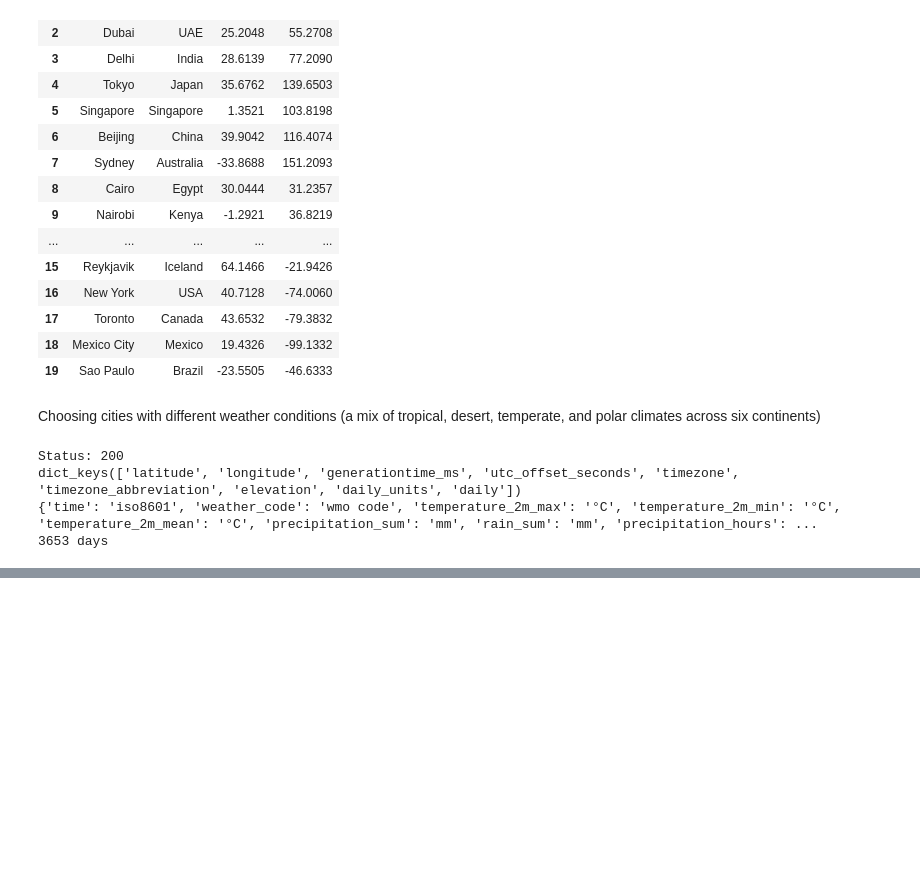
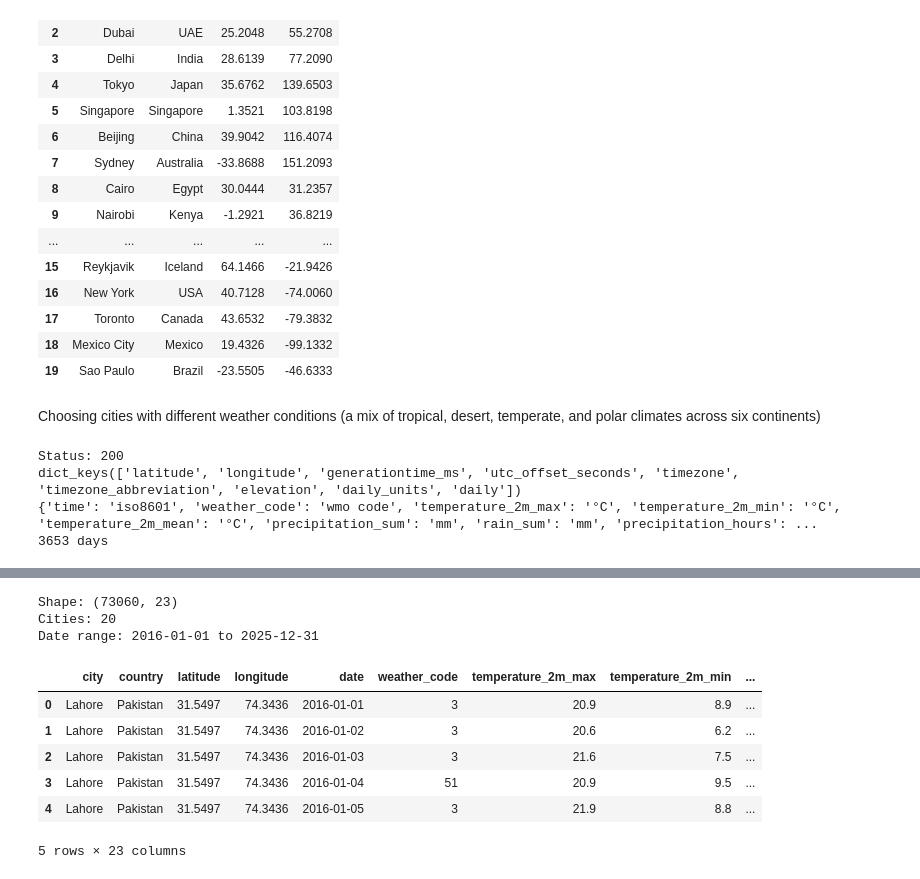
Before and after one commit to MuhammadRayan07/Weather-Analysis, a Jupyter notebook: notebooks/01_data_collection.ipynb, the cells around one changed output, grey strips where cells are left out. Drawn from its saved outputs; the diff is of its cells as text; code cells hidden in the pictures; blank space fills up the shorter version.

```diff
--- a/notebooks/01_data_collection.ipynb
+++ b/notebooks/01_data_collection.ipynb
@@ -88,0 +194,33 @@ dict_keys(['latitude', 'longitude', 'generationtime_ms', 'utc_offset_seconds', '
+# %%
+frames = []
+for row in cities.itertuples():
+    raw_file = RAW / f"{row.city.replace(' ', '_')}.json"
+    if not raw_file.exists():
+        continue
+    data = json.loads(raw_file.read_text())
+    df = pd.DataFrame(data["daily"]).rename(columns={"time": "date"})
+    df.insert(0, "city", row.city)
+    df.insert(1, "country", row.country)
+    df.insert(2, "latitude", row.latitude)
+    df.insert(3, "longitude", row.longitude)
+    frames.append(df)
+
+weather = pd.concat(frames, ignore_index=True)
+weather["date"] = pd.to_datetime(weather["date"])
+weather.to_csv(PROCESSED / "weather_combined.csv", index=False)
+
+print("Shape:", weather.shape)
+print("Cities:", weather["city"].nunique())
+print("Date range:", weather["date"].min().date(), "to", weather["date"].max().date())
+weather.head()
+# %% [output]
+Shape: (73060, 23)
+Cities: 20
+Date range: 2016-01-01 to 2025-12-31
+|  | city | country | latitude | longitude | date | weather_code | temperature_2m_max | temperature_2m_min | ... |
+| 0 | Lahore | Pakistan | 31.5497 | 74.3436 | 2016-01-01 | 3 | 20.9 | 8.9 | ... |
+| 1 | Lahore | Pakistan | 31.5497 | 74.3436 | 2016-01-02 | 3 | 20.6 | 6.2 | ... |
+| 2 | Lahore | Pakistan | 31.5497 | 74.3436 | 2016-01-03 | 3 | 21.6 | 7.5 | ... |
+| 3 | Lahore | Pakistan | 31.5497 | 74.3436 | 2016-01-04 | 51 | 20.9 | 9.5 | ... |
+| 4 | Lahore | Pakistan | 31.5497 | 74.3436 | 2016-01-05 | 3 | 21.9 | 8.8 | ... |
+5 rows × 23 columns
```
Also changed, not shown: parts of 5 cells of this notebook.
